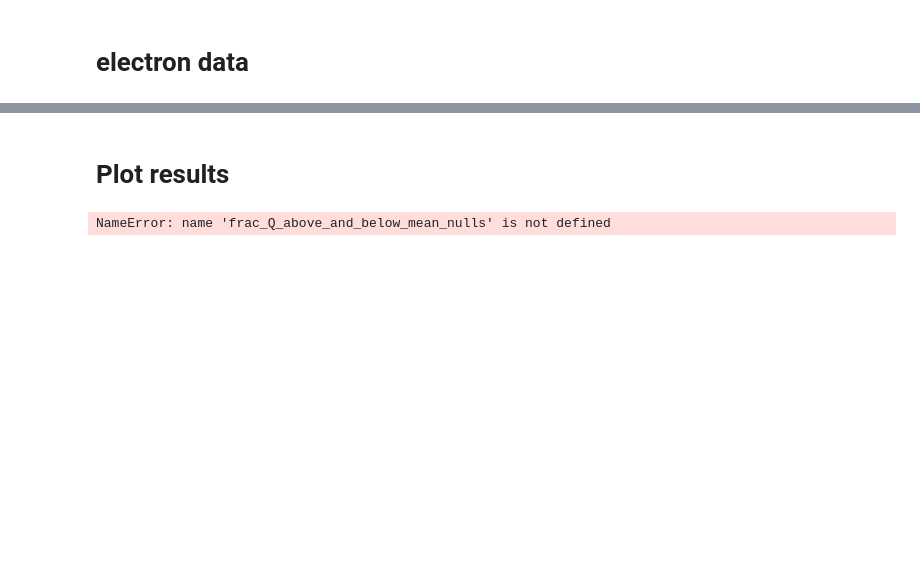
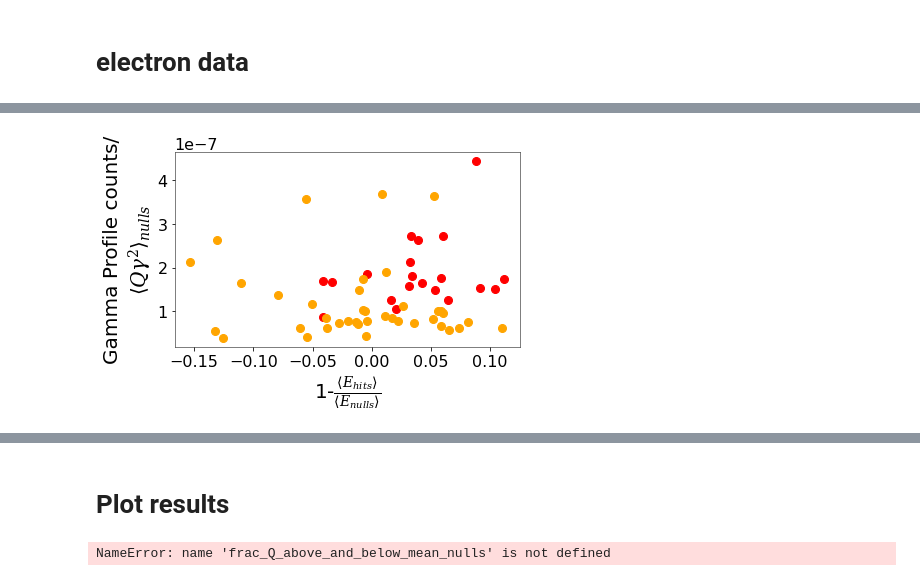
Before and after one commit to ELos385/RadiationReaction2021Analysis, a Jupyter notebook: scripts/Espec/Espec_90th_percntile_vs_gamma_normed_total_charge_20220519.ipynb, the cells around one changed output, grey strips where cells are left out. Saved outputs shown, nothing was run; the diff lists cells and outputs as text; code cells hidden in the pictures; blank space fills up the shorter version.

```diff
--- a/scripts/Espec/Espec_90th_percntile_vs_gamma_normed_total_charge_20220519.ipynb
+++ b/scripts/Espec/Espec_90th_percntile_vs_gamma_normed_total_charge_20220519.ipynb
@@ -208,10 +181,10 @@ def prep_img_file(file_path):
     return img
 # %%
 #read date, run and shot number of brightest collisions
-for ind in i_sel:
-    row = gammaProf_db.dataframe.iloc[ind]
-    run_name,shot = row.name
-    print(row.name)
+# def get_run_shot_num_selected_shots(i_sel, gammaProf_db):
+#     for ind in i_sel:
+#     row = gammaProf_db.dataframe.iloc[ind]
+#     run_name,shot = row.name
 # %% [output]
 ('20210604/run23', 41)
 ('20210620/run10', 55)
@@ -466,0 +577,13 @@ for lists in i_null[2:3]:
+# %%
+elec_E_loss_hi_90_percentile=get_electron_e_loss(E_90th_percentile_hi_hits, E_90th_percentile_nulls_hi_hits)
+elec_E_loss_mid_90_percentile=get_electron_e_loss(E_90th_percentile_mid_hits, E_90th_percentile_nulls_mid_hits)
+
+
+plt.scatter(elec_E_loss_hi_90_percentile, gamma_prof_hi, color='r')
+plt.scatter(elec_E_loss_mid_90_percentile, gamma_prof_mid, color='orange')
+plt.xlabel(r"1-$\frac{\langle E_{hits}\rangle}{\langle E_{nulls}\rangle}$")
+plt.ylabel(r"Gamma Profile counts/"+"\n"+r"$\langle Q\gamma^2\rangle_{nulls}$")
+plt.tight_layout()
+plt.savefig('/data/analysis/GEMINI/2021/App20110008-1/Results/Espec_and_Gamma/gprofile_electron_90th_percentile_E.png')
+# %% [output]
+[figure, added]
```
Also changed, not shown: parts of 18 cells of this notebook.
